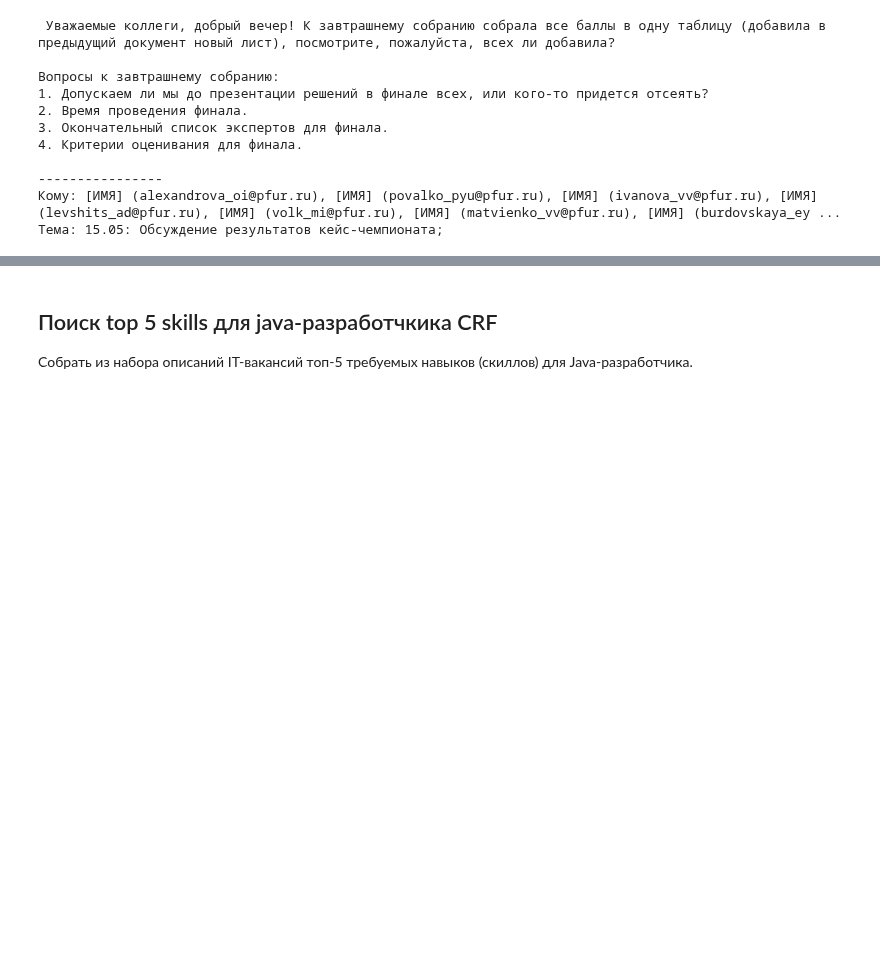
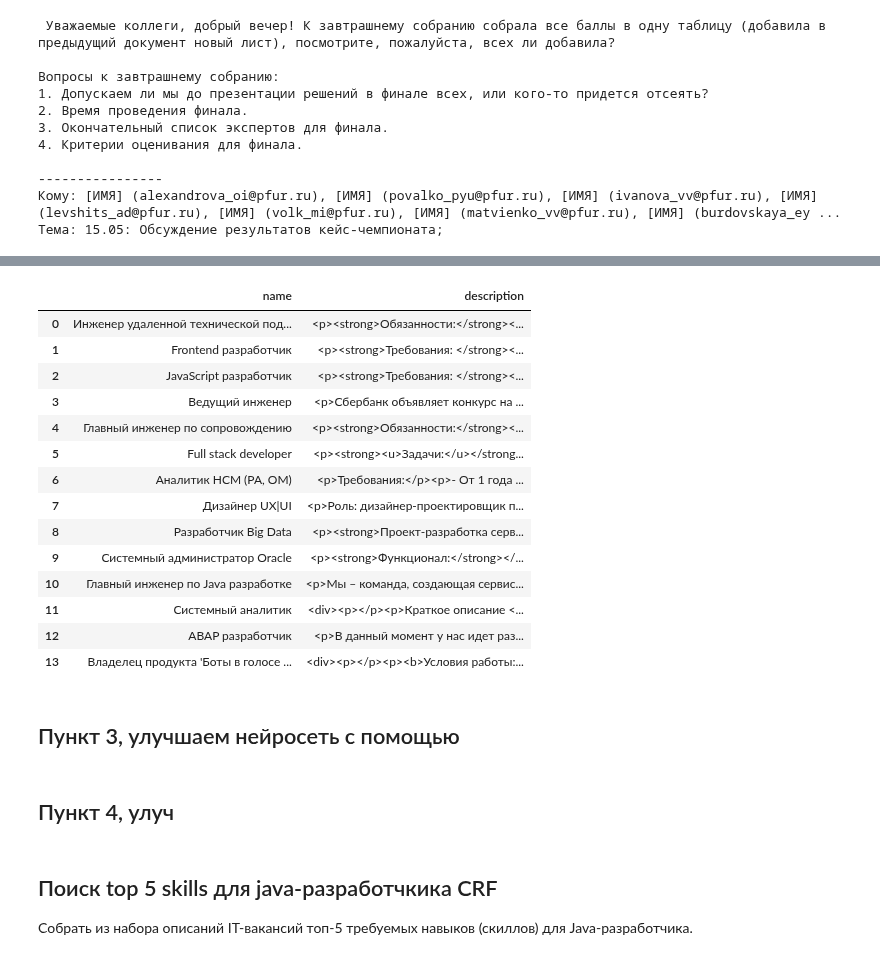
Before and after one commit to BardRimon/Study, a Jupyter notebook: Introduction_in_NLP/Задание_6_Александр_Клюкин.ipynb.ipynb, the cells around one changed output, grey strips where cells are left out. Cells and saved outputs as stored; diff of their text form; code cells hidden in the pictures; blank space fills up the shorter version.

```diff
--- a/Introduction_in_NLP/Задание_6_Александр_Клюкин.ipynb.ipynb
+++ b/Introduction_in_NLP/Задание_6_Александр_Клюкин.ipynb.ipynb
@@ -90,0 +115,4 @@ print(masked_email)
+# %%
+import pandas as pd
+df = pd.read_csv('vacancies.csv', sep=',')
+df.info()
@@ -90,0 +133,20 @@ print(masked_email)
+# %%
+df[['name', 'description']].head(14)
+# %% [output]
+|  | name | description |
+| 0 | Инженер удаленной технической под... | <p><strong>Обязанности:</strong><... |
+| 1 | Frontend разработчик | <p><strong>Требования: </strong><... |
+| 2 | JavaScript разработчик | <p><strong>Требования: </strong><... |
+| 3 | Ведущий инженер | <p>Сбербанк объявляет конкурс на ... |
+| 4 | Главный инженер по сопровождению | <p><strong>Обязанности:</strong><... |
+| 5 | Full stack developer | <p><strong><u>Задачи:</u></strong... |
+| 6 | Аналитик HCM (PA, OM) | <p>Требования:</p><p>- От 1 года ... |
+| 7 | Дизайнер UX|UI | <p>Роль: дизайнер-проектировщик п... |
+| 8 | Разработчик Big Data | <p><strong>Проект-разработка серв... |
+| 9 | Системный администратор Oracle | <p><strong>Функционал:</strong></... |
+| 10 | Главный инженер по Java разработке | <p>Мы – команда, создающая сервис... |
+| 11 | Системный аналитик | <div><p></p><p>Краткое описание <... |
+| 12 | ABAP разработчик | <p>В данный момент у нас идет раз... |
+| 13 | Владелец продукта 'Боты в голосе ... | <div><p></p><p><b>Условия работы:... |
+# %% [markdown]
+## Пункт 3, улучшаем нейросеть с помощью
@@ -91,3 +155,5 @@ print(masked_email)
+# %% [markdown]
+## Пункт 4, улуч
 # %% [markdown]
 ## Поиск top 5 skills для java-разработчкика CRF
 Собрать из набора описаний IT-вакансий топ-5 требуемых навыков (скиллов) для Java-разработчика.
```
Also changed, not shown: parts of 4 cells of this notebook.
